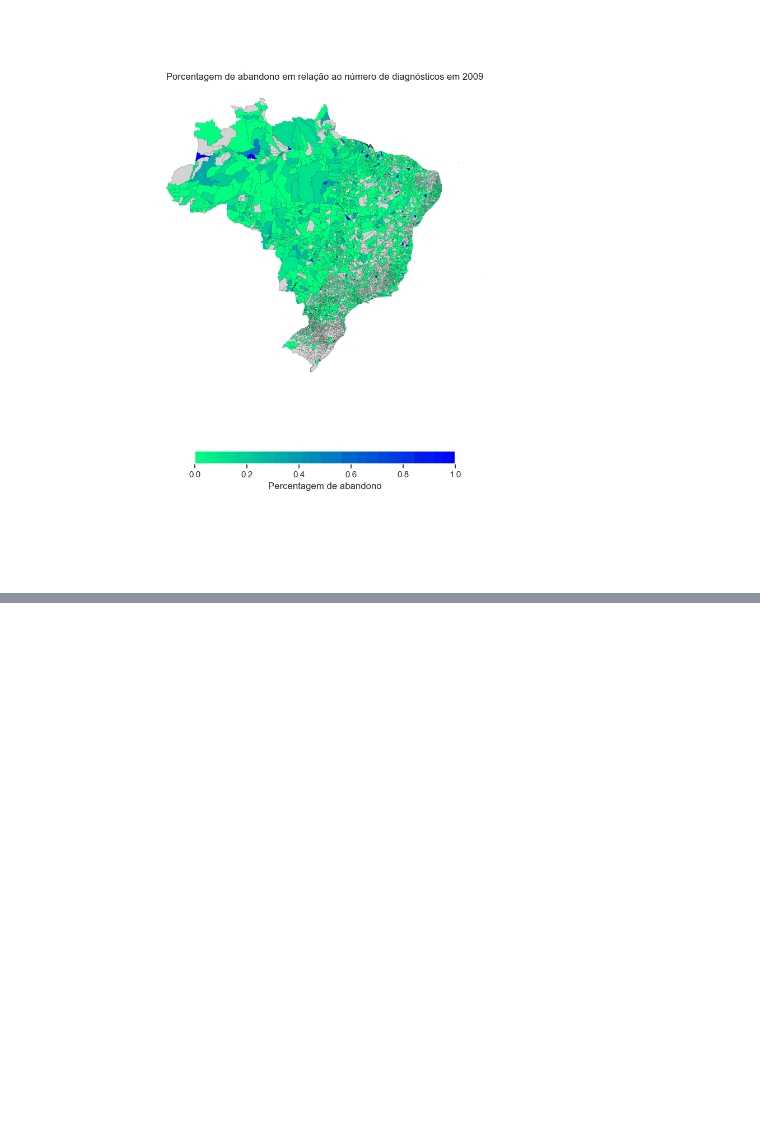
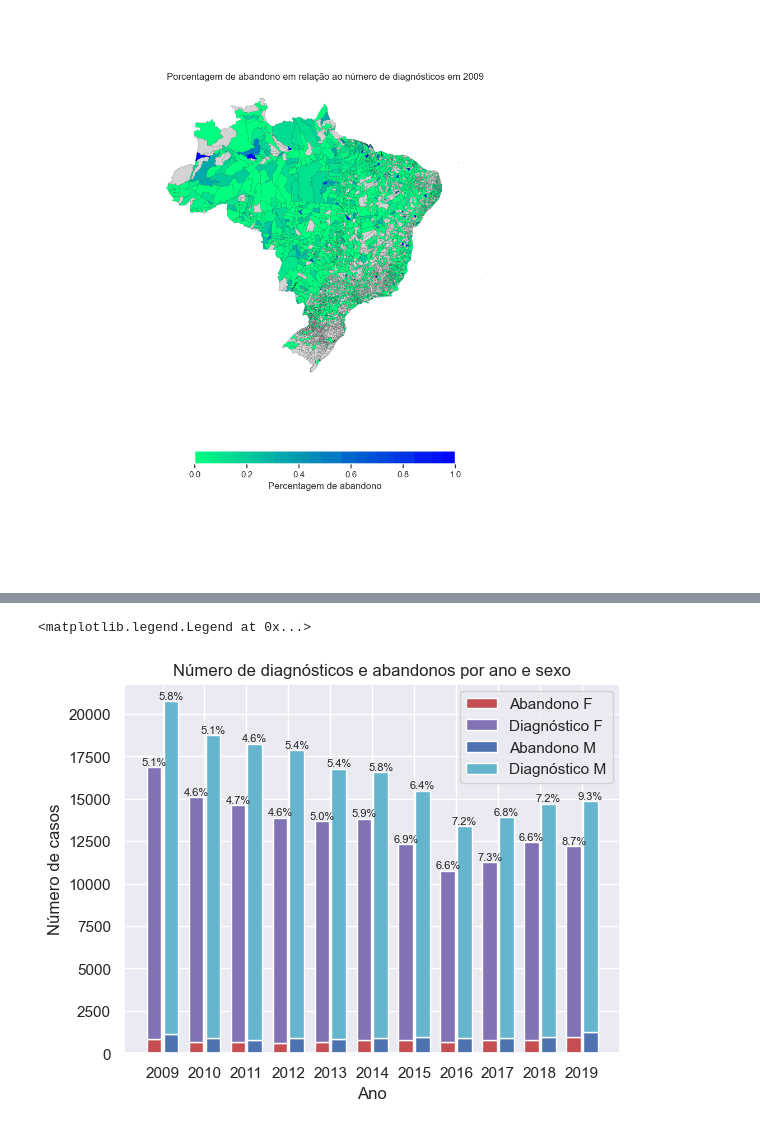
Before and after one commit to datasci4health/projects2023, a Jupyter notebook: hans_project/notebooks/EDA_Hans.ipynb, the cells around one changed output, grey strips where cells are left out. Drawn from its saved outputs; the diff is of its cells as text; code cells hidden in the pictures; blank space fills up the shorter version.

```diff
--- a/hans_project/notebooks/EDA_Hans.ipynb
+++ b/hans_project/notebooks/EDA_Hans.ipynb
@@ -91,6 +91,8 @@ df_hans_states_per_year.head()
 # %%
 years_analysis = df_hans_states_per_year['NU_ANO'].unique()
 years_analysis.sort()
+
+vmax=df_hans_states_per_year['Contagem'].max()
 # %%
 for i in range(len(years_analysis)):
     year = years_analysis[i]
@@ -101,7 +103,7 @@ for i in range(len(years_analysis)):
 
     # Plot do mapa do Brasil com os dados
     fig, ax = plt.subplots(figsize=(10, 10))
-    map_occurrences.plot(column='Contagem', cmap='Purples', edgecolor='black', linewidth = 0.3, ax=ax, legend=True)
+    map_occurrences.plot(column='Contagem', cmap='Purples', edgecolor='black', linewidth = 0.3, ax=ax, legend=True, vmin=0, vmax=vmax)
 
     # Adiciona as siglas das UFs
     for x, y, label in zip(map_occurrences.geometry.centroid.x, map_occurrences.geometry.centroid.y, map_occurrences['SIGLA_UF']):
@@ -284,0 +358,12 @@ Image(filename='../assets/graficos/graficos_ab.gif')
+# %%
+# Agrupar abandonos por sexo
+gp_mf_at = df_hans.groupby(["NU_ANO", "CS_SEXO"], group_keys=False)
+# Conta o número de abandonos
+count_ab = gp_mf_at['TPALTA_N'].apply(lambda x: (x==7).sum())
+# Conta o número de diagnósticos
+count_diag = gp_mf_at['DT_DIAG'].count()
+count_df = pd.DataFrame(count_diag)
+count_df["ABANDONOS"] = count_ab
+count_df["PERCENT_AB"] = (count_ab/count_diag)*100
+count_df = count_df.drop('I', level='CS_SEXO')
+count_df
@@ -284,0 +389,42 @@ Image(filename='../assets/graficos/graficos_ab.gif')
+# %%
+years = count_df.index.get_level_values('NU_ANO').unique()
+sexes = count_df.index.get_level_values('CS_SEXO').unique()
+
+bar_width = 0.35
+r = np.arange(len(years))
+spacing = [0.15-bar_width, -0.15+bar_width]
+colors = [['magenta', 'red'], ['cyan', 'blue']]
+legend_handles = list()
+
+for i, year in enumerate(years):
+    for j, sex in enumerate(sexes):
+        aband_bar = plt.bar(r[i] + spacing[j],
+                            count_df['ABANDONOS'].loc[year, sex],
+                            width=bar_width, color=colors[j][1],
+                            label=f"Abandonos {sex}")
+        legend_handles.append(aband_bar[0])
+
+        diag_bar = plt.bar(r[i] + spacing[j],
+                           count_df['DT_DIAG'].loc[year, sex],
+                           width=bar_width, color=colors[j][0],
+                           label=f"Diagnóstico {sex}",
+                           bottom=count_df['ABANDONOS'].loc[year, sex])
+        legend_handles.append(diag_bar[0])
+
+        total = count_df['ABANDONOS'].loc[year, sex] + count_df['DT_DIAG'].loc[year, sex]
+        plt.text(r[i] + spacing[j], total,
+                 f'{count_df["PERCENT_AB"].loc[year,sex]:.1f}%',
+                 ha='center', va='bottom', fontsize=8)
+
+plt.xlabel("Ano")
+plt.ylabel("Número de casos")
+plt.title("Número de diagnósticos e abandonos por ano e sexo")
+
+plt.xticks(r, years)
+plt.legend(handles=legend_handles, labels=['Abandono F',
+                                           'Diagnóstico F',
+                                           'Abandono M',
+                                           'Diagnóstico M'])
+# %% [output]
+<matplotlib.legend.Legend at 0x...>
+[figure, added]
```
Also changed, not shown: parts of 7 cells of this notebook, 38 other files.
